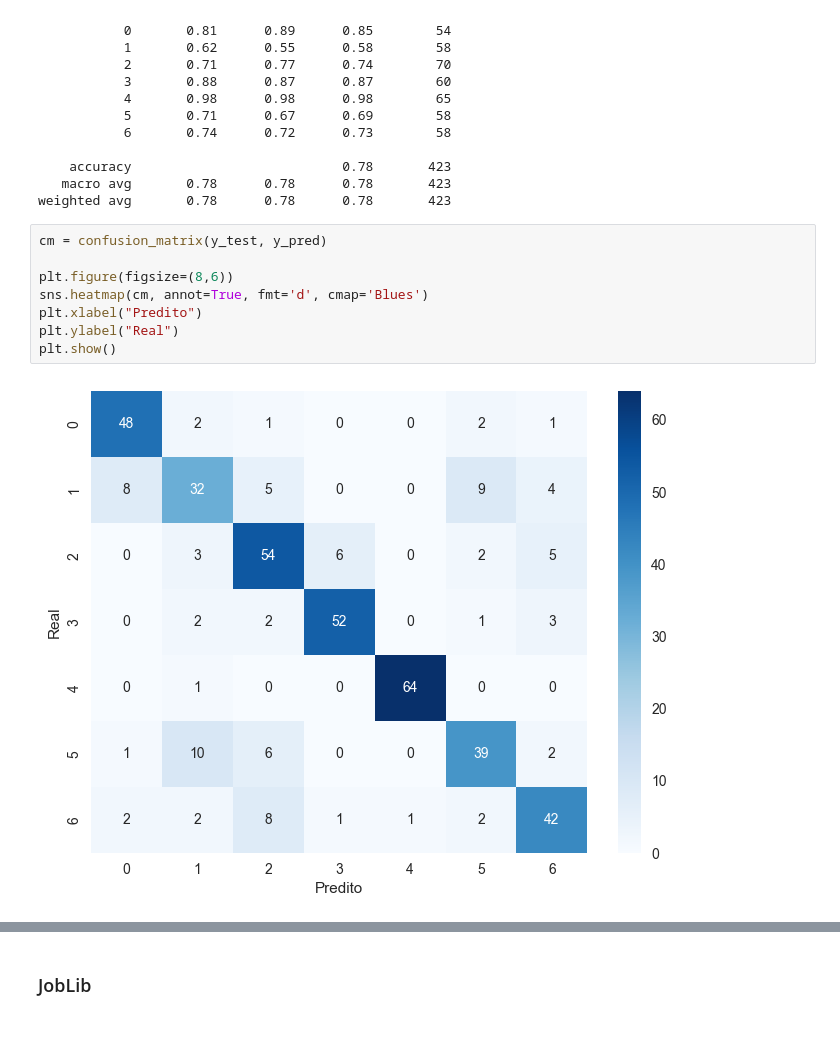
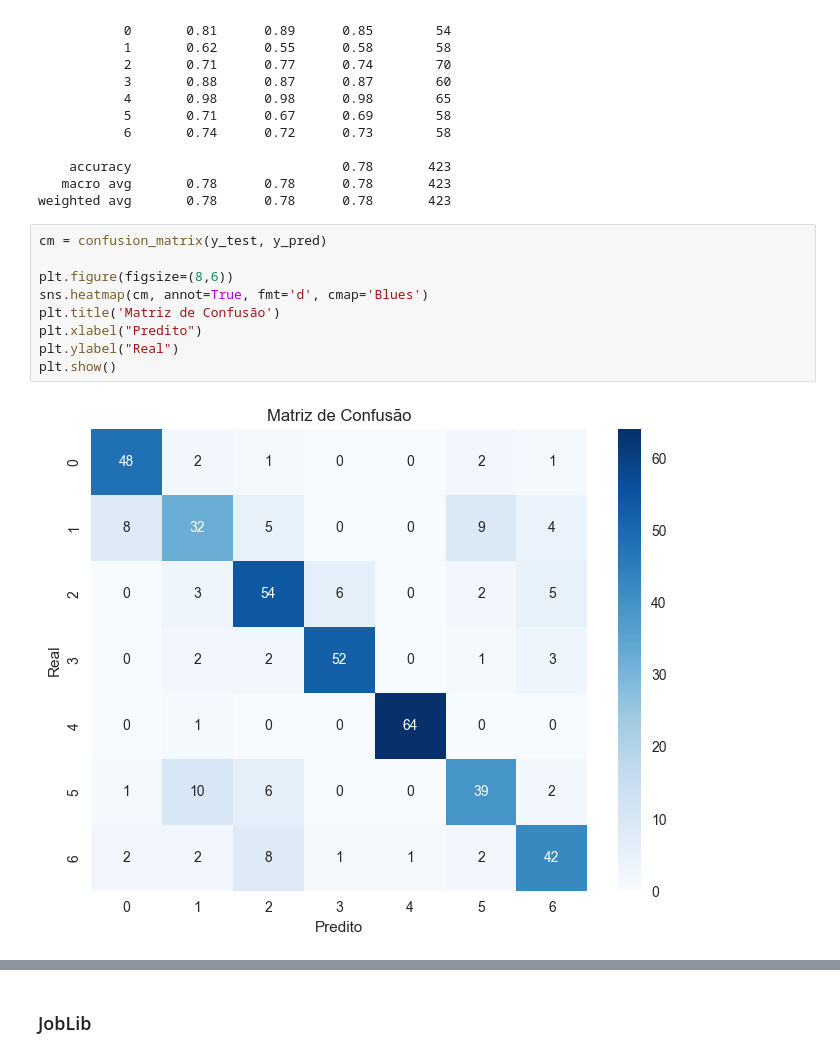
Before and after one commit to tech-challenge-development/tech-challenge-4, a Jupyter notebook: xgboost.ipynb, the cells around one changed output, grey strips where cells are left out. Saved outputs shown, nothing was run; the diff lists cells and outputs as text; blank space fills up the shorter version.

```diff
--- a/xgboost.ipynb
+++ b/xgboost.ipynb
@@ -648,13 +661,14 @@ weighted avg       0.78      0.78      0.78       423
 # %%
 cm = confusion_matrix(y_test, y_pred)
 
 plt.figure(figsize=(8,6))
 sns.heatmap(cm, annot=True, fmt='d', cmap='Blues')
+plt.title('Matriz de Confusão')
 plt.xlabel("Predito")
 plt.ylabel("Real")
 plt.show()
 # %% [output]
-[figure, old version]
+[figure, new version]
 # %%
 feature_importances = pipeline.named_steps['classifier'].feature_importances_
 
```
Also changed, not shown: parts of 5 cells of this notebook, 4 other files.
